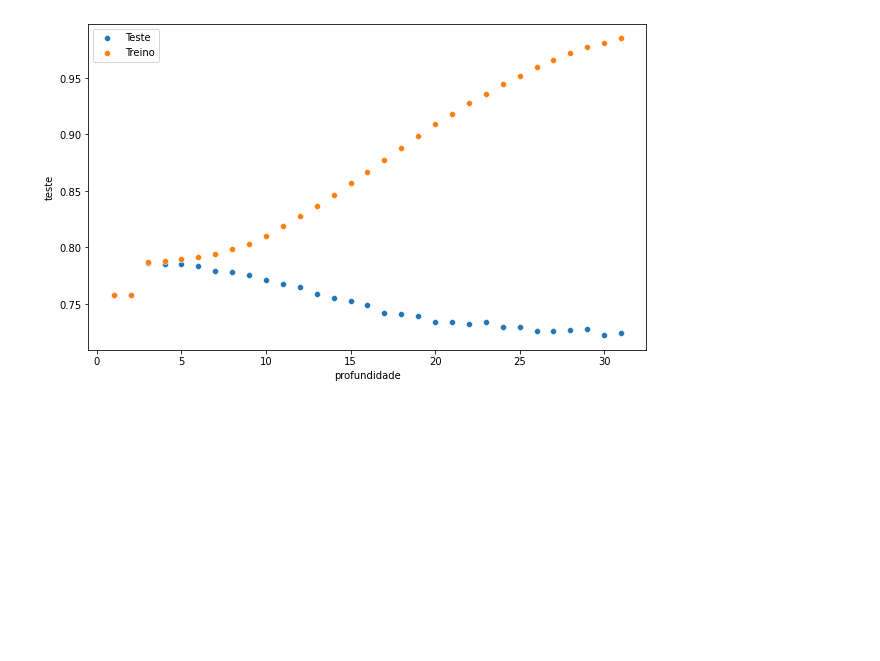
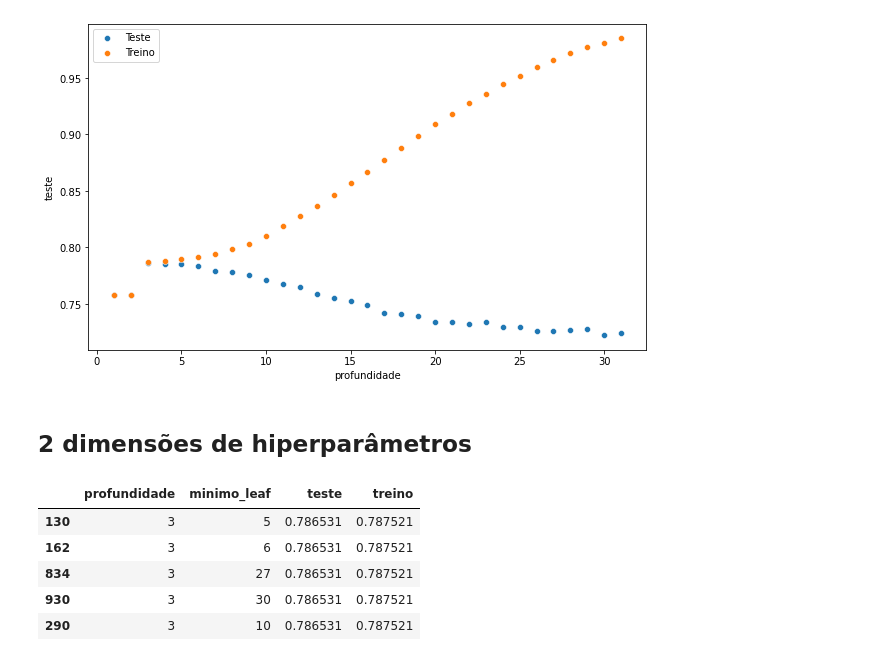
Before and after one commit to KaueAbbe/Projeto-Estude_Python, a Jupyter notebook: Estude Machine Learning/Validar Modelos/ValidarModelos.ipynb, the cells around one changed output. Cells and saved outputs as stored; diff of their text form; code cells hidden in the pictures; blank space fills up the shorter version.

```diff
--- a/Estude Machine Learning/Validar Modelos/ValidarModelos.ipynb
+++ b/Estude Machine Learning/Validar Modelos/ValidarModelos.ipynb
@@ -472,3 +472,5 @@ plt.legend(['Teste','Treino'])
 # %% [output]
 <matplotlib.legend.Legend at 0x...>
 [figure]
+# %% [markdown]
+## 2 dimensões de hiperparâmetros
@@ -474,0 +494,9 @@ plt.legend(['Teste','Treino'])
+# %%
+dados_r.sort_values('teste', ascending = False).head()
+# %% [output]
+|  | profundidade | minimo_leaf | teste | treino |
+| 130 | 3 | 5 | 0.786531 | 0.787521 |
+| 162 | 3 | 6 | 0.786531 | 0.787521 |
+| 834 | 3 | 27 | 0.786531 | 0.787521 |
+| 930 | 3 | 30 | 0.786531 | 0.787521 |
+| 290 | 3 | 10 | 0.786531 | 0.787521 |
```
Also changed, not shown: parts of 5 cells of this notebook.
